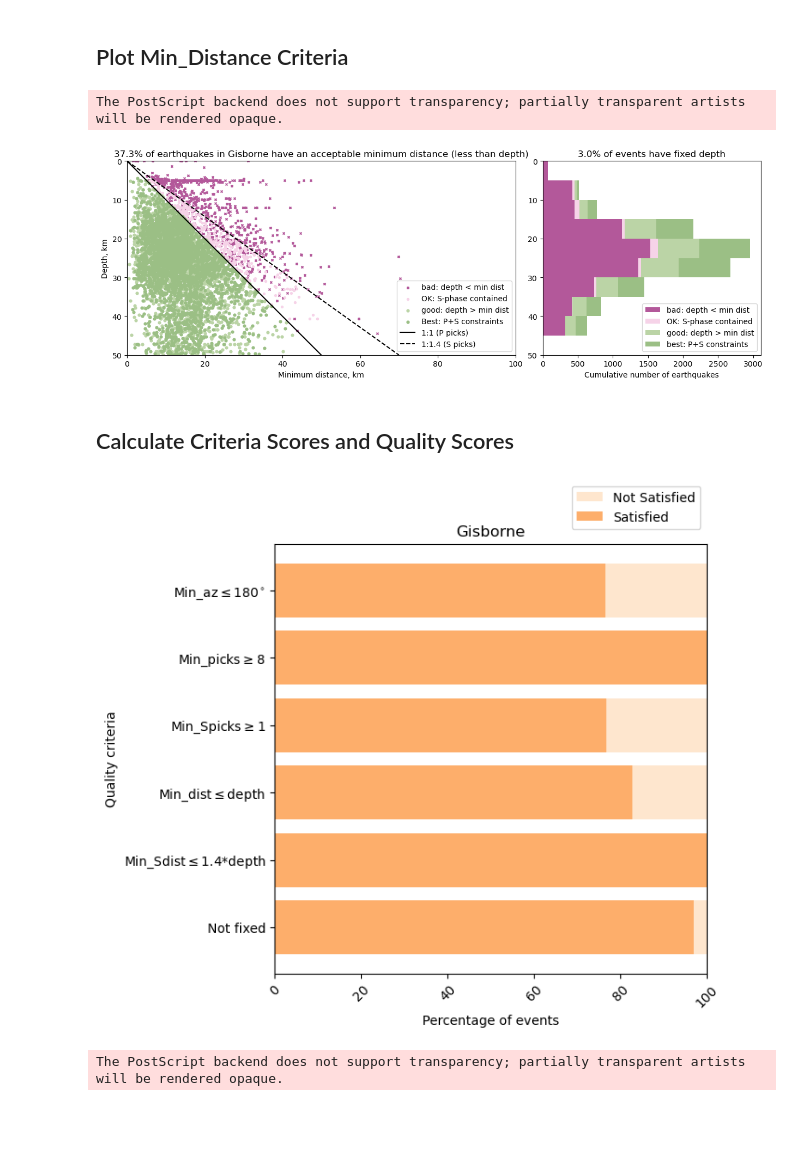
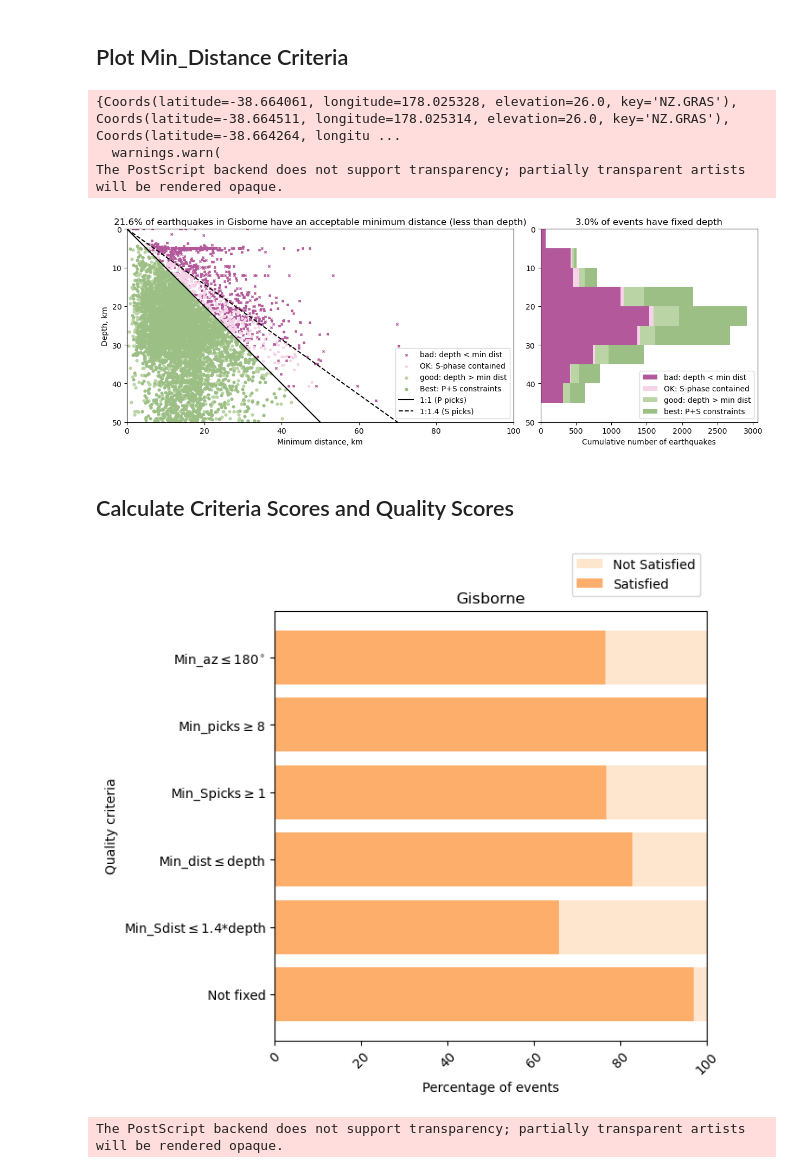
Before and after one commit to calum-chamberlain/EQ_catalog_location_quality, a Jupyter notebook: NZJGG_EQ_Catalogue_Location_Quality.ipynb, the cells around one changed output. Saved outputs shown, nothing was run; the diff lists cells and outputs as text; code cells hidden in the pictures; blank space fills up the shorter version.

```diff
--- a/NZJGG_EQ_Catalogue_Location_Quality.ipynb
+++ b/NZJGG_EQ_Catalogue_Location_Quality.ipynb
@@ -194,16 +212,18 @@ The PostScript backend does not support transparency; partially transparent arti
 ## Plot Min_Distance Criteria
 # %%
 # Ascertain if s-pick exists within 1.4*depth epicentral distance for each event
-s_picks = min_spick_dist(cat_poly=cat_poly)
+s_picks = min_spick_dist(cat_poly=cat_poly, inventory=inv)
 
 # plot depth scatter plot
 fig = plot_depth_scatter(min_dist=min_dist, s_picks=s_picks, depths=depths, fixed=fixed, region=region)
 
 fig.savefig(f'plots/min_distance_constraints_{region}.eps', dpi=800, bbox_inches='tight')
 fig.savefig(f'plots/min_distance_constraints_{region}.png', dpi=800, bbox_inches='tight')
 # %% [output]
+{Coords(latitude=-38.664061, longitude=178.025328, elevation=26.0, key='NZ.GRAS'), Coords(latitude=-38.664511, longitude=178.025314, elevation=26.0, key='NZ.GRAS'), Coords(latitude=-38.664264, longitu ...
+  warnings.warn(
 The PostScript backend does not support transparency; partially transparent artists will be rendered opaque.
-[figure, old version]
+[figure, new version]
 # %% [markdown]
 ## Calculate Criteria Scores and Quality Scores
 # %%
@@ -219,7 +239,7 @@ fig, counts, criteria = plot_quality_criteria_scores(fixed_inv=fixed_inv, cat_po
 fig.savefig('quality_criteria_6_hist_' + region + '.eps', dpi=800, bbox_inches='tight')
 fig.savefig('quality_criteria_6_hist_' + region + '.png', dpi=800, bbox_inches='tight')
 # %% [output]
-[figure, old version]
+[figure, new version]
 The PostScript backend does not support transparency; partially transparent artists will be rendered opaque.
 # %%
 from IPython.display import display, Latex
```
Also changed, not shown: parts of 4 cells of this notebook, 2 other files.
